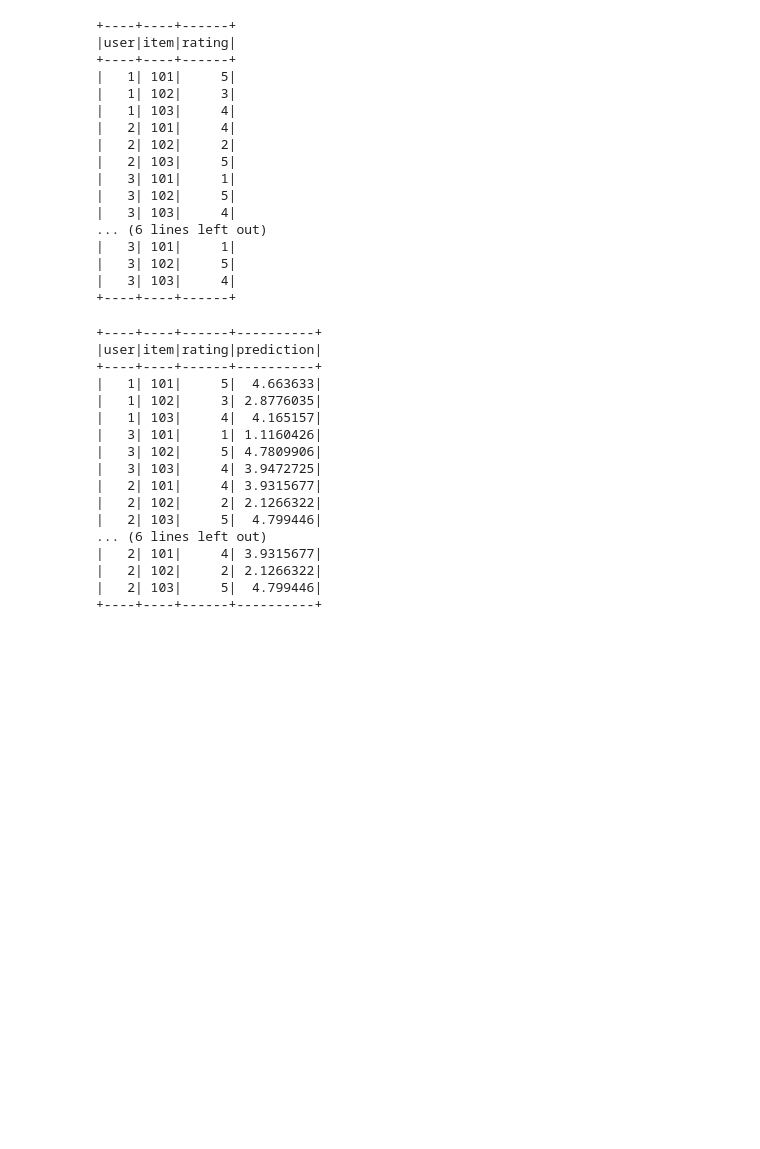
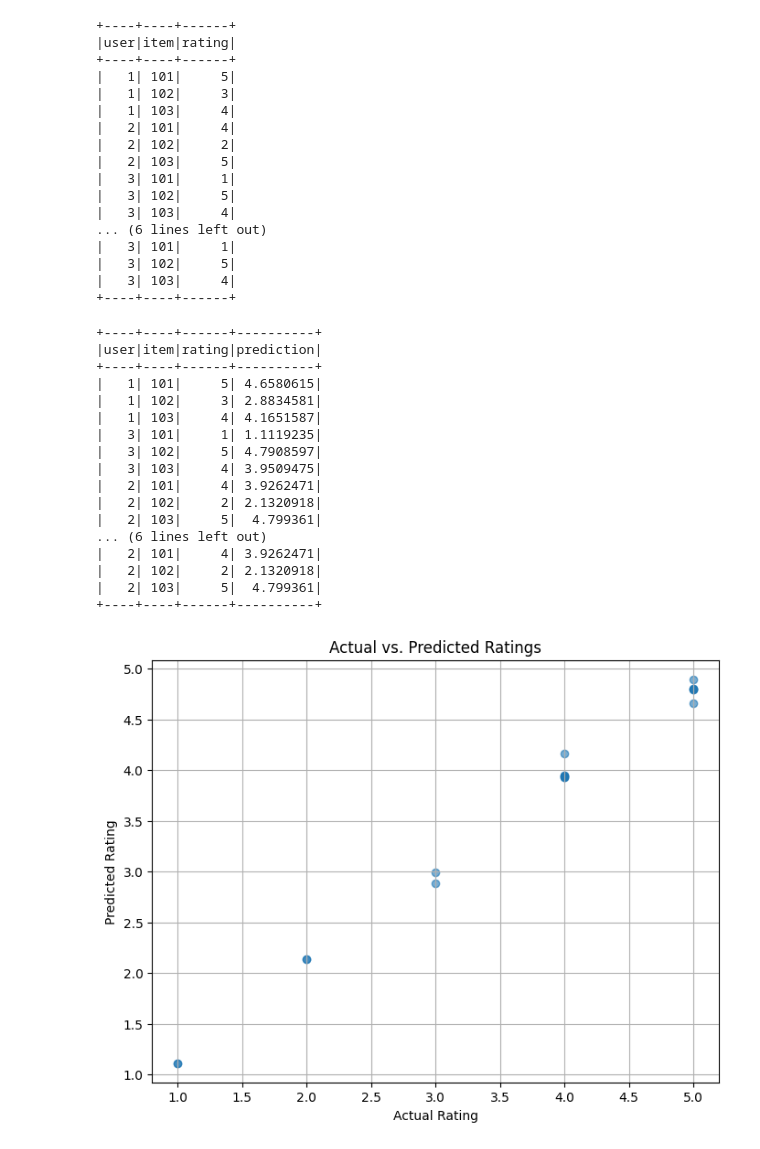
Before and after one commit to deekshitha3627/bda_spark_assign2, a Jupyter notebook: bda_assignment_02_076.ipynb, the cells around one changed output. Saved outputs shown, nothing was run; the diff lists cells and outputs as text; code cells hidden in the pictures; blank space fills up the shorter version.

```diff
--- a/bda_assignment_02_076.ipynb
+++ b/bda_assignment_02_076.ipynb
@@ -218,8 +259,8 @@ data = [
     Row(user=3, item=103, rating=4),
 ]
 
-df = spark.createDataFrame(data)
-df.show()
+ratings_df = spark.createDataFrame(data)
+ratings_df.show()
 # %% [output]
 +----+----+------+
 |user|item|rating|
@@ -250,28 +291,43 @@ als = ALS(
     coldStartStrategy="drop"
 )
 
-model = als.fit(df)
+model = als.fit(ratings_df)
-# %%
-predictions = model.transform(df)
-predictions.show()
-# %% [output]
-+----+----+------+----------+
-|user|item|rating|prediction|
-+----+----+------+----------+
-|   1| 101|     5|  4.663633|
-|   1| 102|     3| 2.8776035|
-|   1| 103|     4|  4.165157|
-|   3| 101|     1| 1.1160426|
-|   3| 102|     5| 4.7809906|
-|   3| 103|     4| 3.9472725|
-|   2| 101|     4| 3.9315677|
-|   2| 102|     2| 2.1266322|
-|   2| 103|     5|  4.799446|
-... (6 lines left out)
-|   2| 101|     4| 3.9315677|
-|   2| 102|     2| 2.1266322|
-|   2| 103|     5|  4.799446|
-+----+----+------+----------+
+# %%
+predictions = model.transform(ratings_df)
+predictions.show()
+
+import matplotlib.pyplot as plt
+import pandas as pd
+
+# Convert Spark DataFrame to Pandas DataFrame for plotting
+predictions_pdf = predictions.select("rating", "prediction").toPandas()
+
+plt.figure(figsize=(8, 6))
+plt.scatter(predictions_pdf["rating"], predictions_pdf["prediction"], alpha=0.6)
+plt.xlabel("Actual Rating")
+plt.ylabel("Predicted Rating")
+plt.title("Actual vs. Predicted Ratings")
+plt.grid(True)
+plt.show()
+# %% [output]
++----+----+------+----------+
+|user|item|rating|prediction|
++----+----+------+----------+
+|   1| 101|     5| 4.6580615|
+|   1| 102|     3| 2.8834581|
+|   1| 103|     4| 4.1651587|
+|   3| 101|     1| 1.1119235|
+|   3| 102|     5| 4.7908597|
+|   3| 103|     4| 3.9509475|
+|   2| 101|     4| 3.9262471|
+|   2| 102|     2| 2.1320918|
+|   2| 103|     5|  4.799361|
+... (6 lines left out)
+|   2| 101|     4| 3.9262471|
+|   2| 102|     2| 2.1320918|
+|   2| 103|     5|  4.799361|
++----+----+------+----------+
+[figure, added]
 # %%
 from pyspark.ml.evaluation import RegressionEvaluator
 
```
Also changed, not shown: parts of 20 cells of this notebook.
